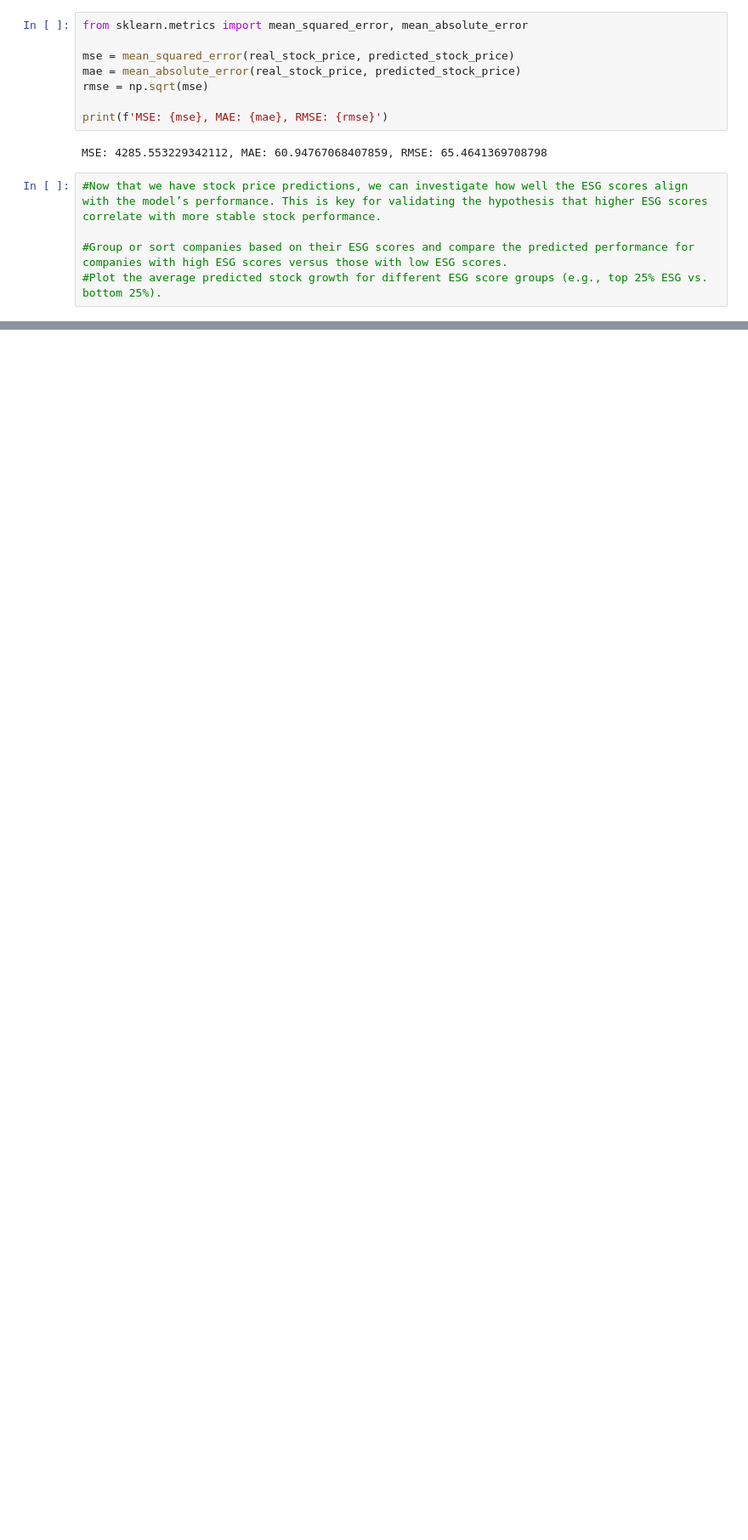
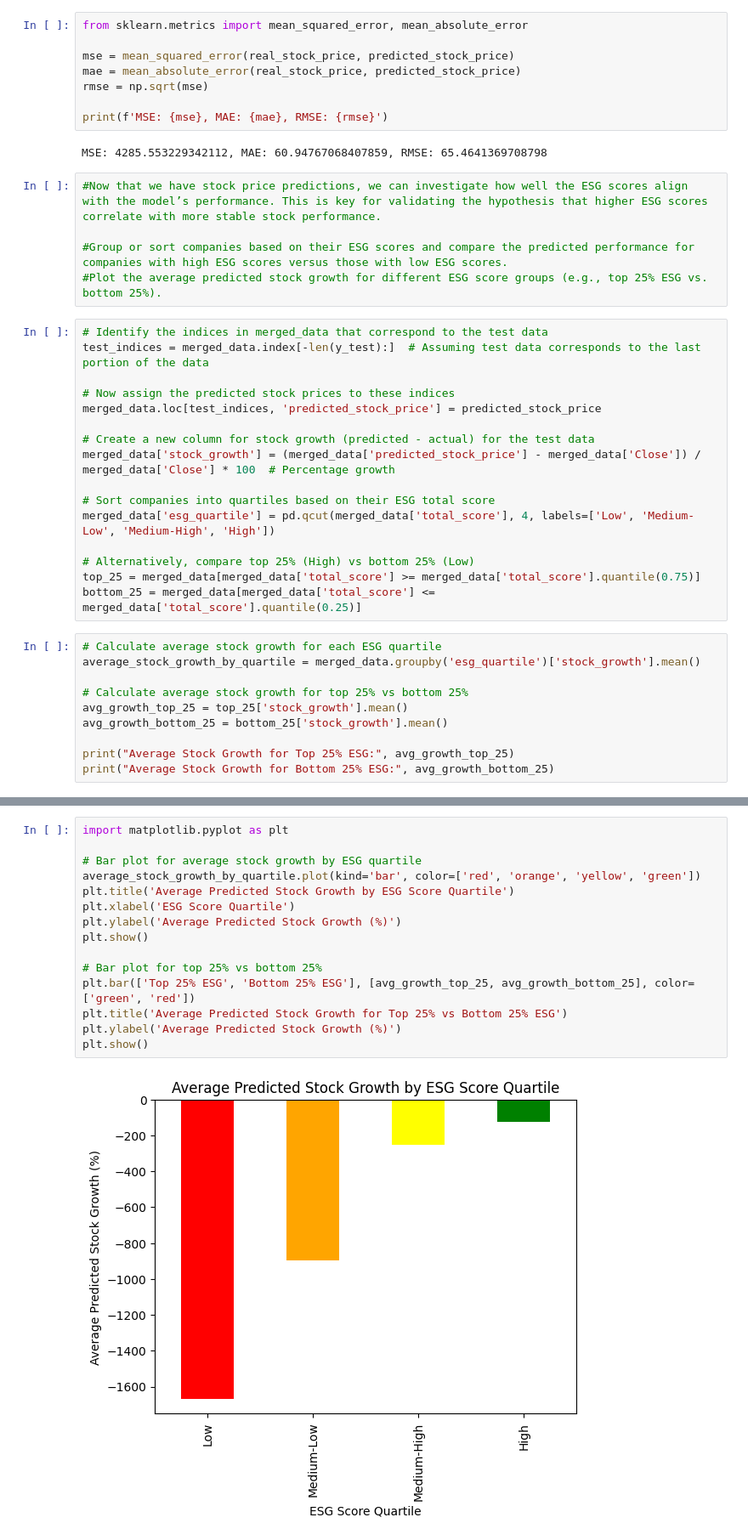
Before and after one commit to merylmizell/deeplearningproj1, a Jupyter notebook: StockRecommendationSystem.ipynb, the cells around one changed output, grey strips where cells are left out. Shown at 85% size. Drawn from its saved outputs; the diff is of its cells as text; blank space fills up the shorter version.

```diff
--- a/StockRecommendationSystem.ipynb
+++ b/StockRecommendationSystem.ipynb
@@ -319,3 +319,29 @@ MSE: 4285.553229342112, MAE: 60.94767068407859, RMSE: 65.4641369708798
 
 #Group or sort companies based on their ESG scores and compare the predicted performance for companies with high ESG scores versus those with low ESG scores.
 #Plot the average predicted stock growth for different ESG score groups (e.g., top 25% ESG vs. bottom 25%).
+# %%
+# Identify the indices in merged_data that correspond to the test data
+test_indices = merged_data.index[-len(y_test):]  # Assuming test data corresponds to the last portion of the data
+
+# Now assign the predicted stock prices to these indices
+merged_data.loc[test_indices, 'predicted_stock_price'] = predicted_stock_price
+
+# Create a new column for stock growth (predicted - actual) for the test data
+merged_data['stock_growth'] = (merged_data['predicted_stock_price'] - merged_data['Close']) / merged_data['Close'] * 100  # Percentage growth
+
+# Sort companies into quartiles based on their ESG total score
+merged_data['esg_quartile'] = pd.qcut(merged_data['total_score'], 4, labels=['Low', 'Medium-Low', 'Medium-High', 'High'])
+
+# Alternatively, compare top 25% (High) vs bottom 25% (Low)
+top_25 = merged_data[merged_data['total_score'] >= merged_data['total_score'].quantile(0.75)]
+bottom_25 = merged_data[merged_data['total_score'] <= merged_data['total_score'].quantile(0.25)]
+# %%
+# Calculate average stock growth for each ESG quartile
+average_stock_growth_by_quartile = merged_data.groupby('esg_quartile')['stock_growth'].mean()
+
+# Calculate average stock growth for top 25% vs bottom 25%
+avg_growth_top_25 = top_25['stock_growth'].mean()
+avg_growth_bottom_25 = bottom_25['stock_growth'].mean()
+
+print("Average Stock Growth for Top 25% ESG:", avg_growth_top_25)
+print("Average Stock Growth for Bottom 25% ESG:", avg_growth_bottom_25)
@@ -321,0 +351,17 @@ MSE: 4285.553229342112, MAE: 60.94767068407859, RMSE: 65.4641369708798
+# %%
+import matplotlib.pyplot as plt
+
+# Bar plot for average stock growth by ESG quartile
+average_stock_growth_by_quartile.plot(kind='bar', color=['red', 'orange', 'yellow', 'green'])
+plt.title('Average Predicted Stock Growth by ESG Score Quartile')
+plt.xlabel('ESG Score Quartile')
+plt.ylabel('Average Predicted Stock Growth (%)')
+plt.show()
+
+# Bar plot for top 25% vs bottom 25%
+plt.bar(['Top 25% ESG', 'Bottom 25% ESG'], [avg_growth_top_25, avg_growth_bottom_25], color=['green', 'red'])
+plt.title('Average Predicted Stock Growth for Top 25% vs Bottom 25% ESG')
+plt.ylabel('Average Predicted Stock Growth (%)')
+plt.show()
+# %% [output]
+[figure, added]
```
Also changed, not shown: parts of 3 cells of this notebook.
